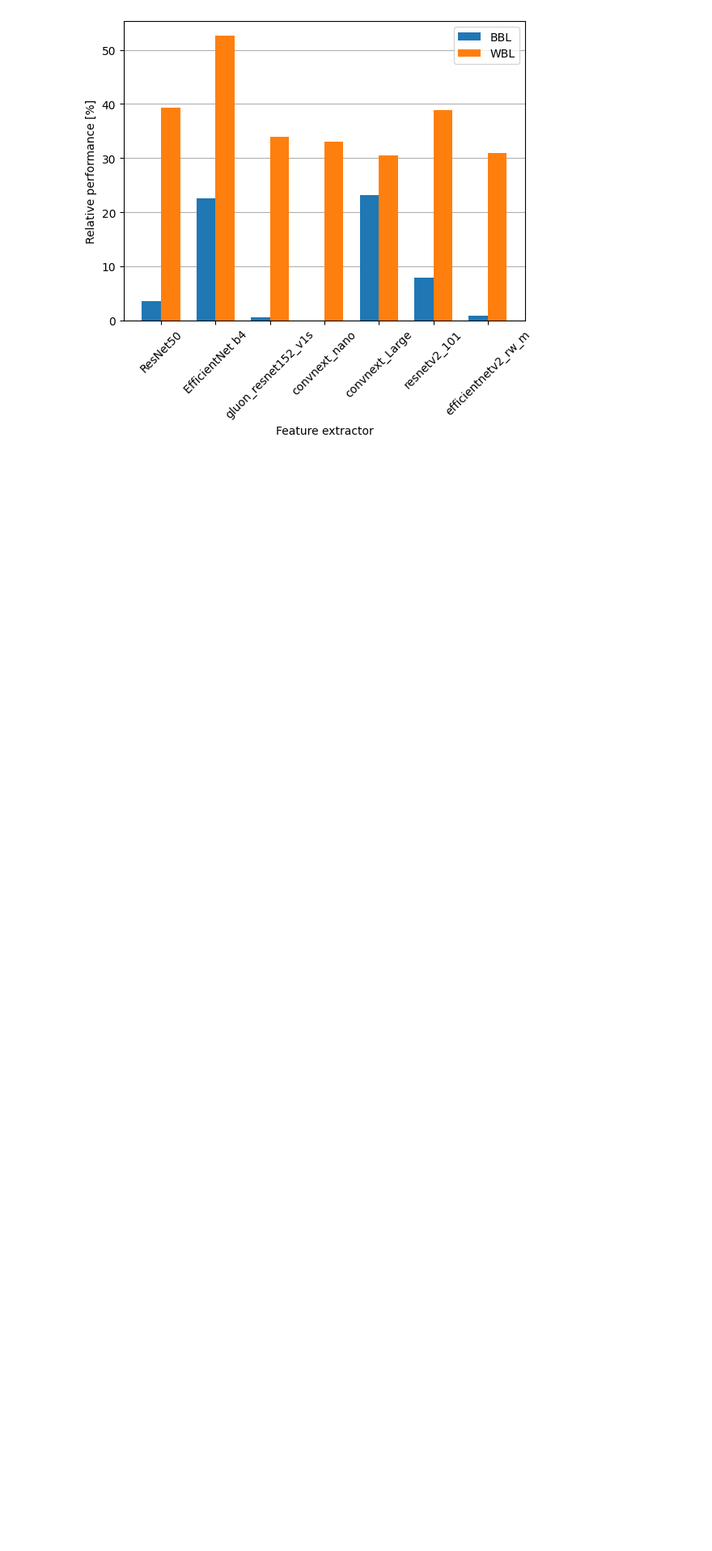
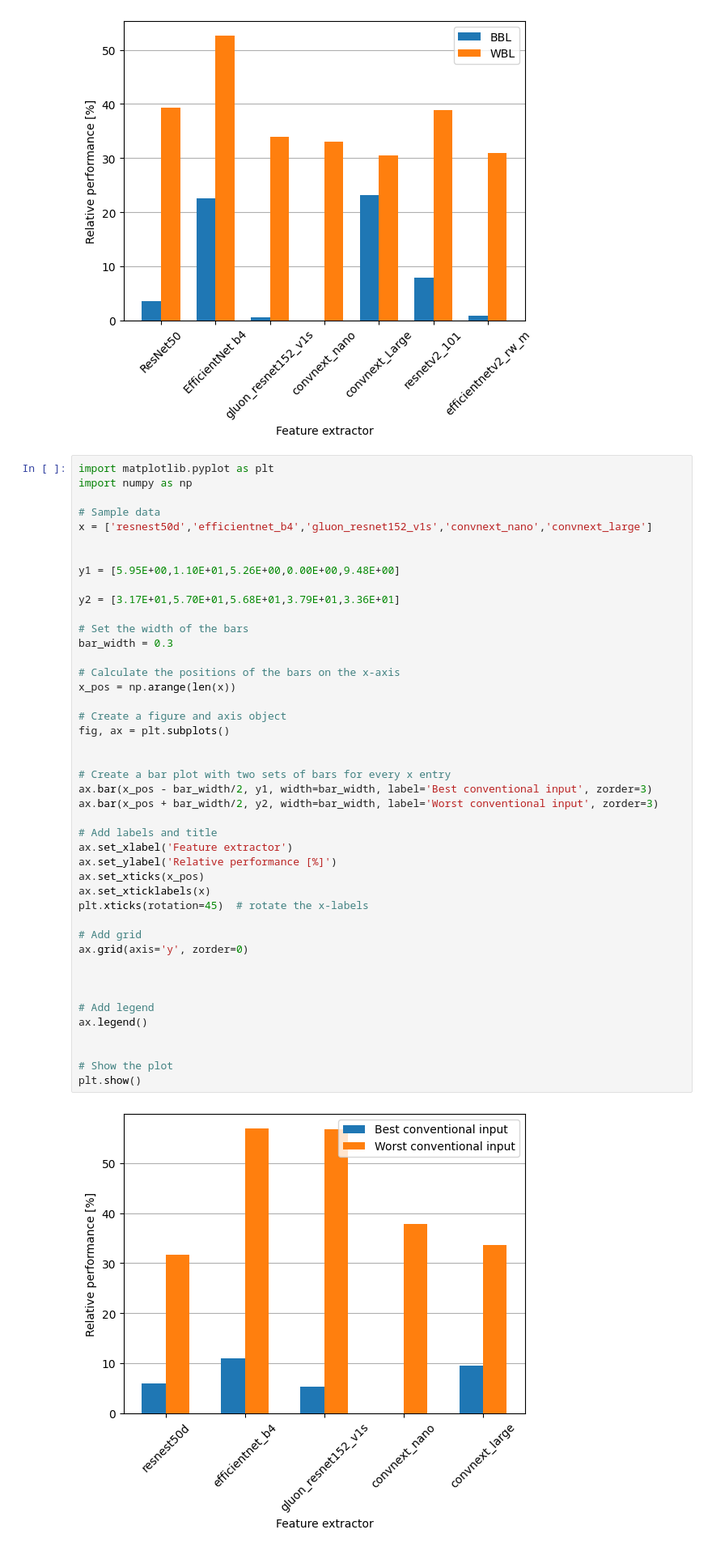
Before and after one commit to svenbbsp/BEP_sbierenbroodspot_1334859, a Jupyter notebook: Technical_research/plotting.ipynb, the cells around one changed output. Shown at 81% size. Drawn from its saved outputs; the diff is of its cells as text; blank space fills up the shorter version.

```diff
--- a/Technical_research/plotting.ipynb
+++ b/Technical_research/plotting.ipynb
@@ -221,3 +221,49 @@ ax.legend()
 plt.show()
 # %% [output]
 [figure]
+# %%
+import matplotlib.pyplot as plt
+import numpy as np
+
+# Sample data
+x = ['resnest50d','efficientnet_b4','gluon_resnet152_v1s','convnext_nano','convnext_large']
+
+
+y1 = [5.95E+00,1.10E+01,5.26E+00,0.00E+00,9.48E+00]
+
+y2 = [3.17E+01,5.70E+01,5.68E+01,3.79E+01,3.36E+01]
+
+# Set the width of the bars
+bar_width = 0.3
+
+# Calculate the positions of the bars on the x-axis
+x_pos = np.arange(len(x))
+
+# Create a figure and axis object
+fig, ax = plt.subplots()
+
+
+# Create a bar plot with two sets of bars for every x entry
+ax.bar(x_pos - bar_width/2, y1, width=bar_width, label='Best conventional input', zorder=3)
+ax.bar(x_pos + bar_width/2, y2, width=bar_width, label='Worst conventional input', zorder=3)
+
+# Add labels and title
+ax.set_xlabel('Feature extractor')
+ax.set_ylabel('Relative performance [%]')
+ax.set_xticks(x_pos)
+ax.set_xticklabels(x)
+plt.xticks(rotation=45)  # rotate the x-labels
+
+# Add grid
+ax.grid(axis='y', zorder=0)
+
+
+
+# Add legend
+ax.legend()
+
+
+# Show the plot
+plt.show()
+# %% [output]
+[figure, added]
```
Also changed, not shown: parts of 1 cell of this notebook, 10 other files.
